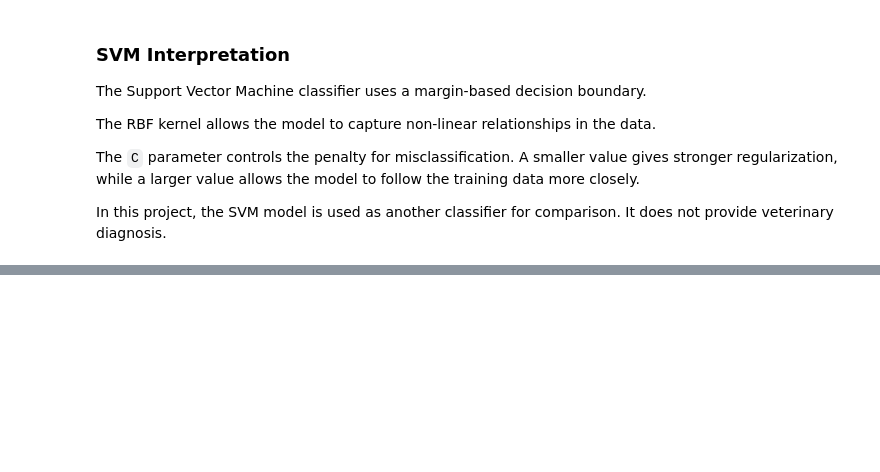
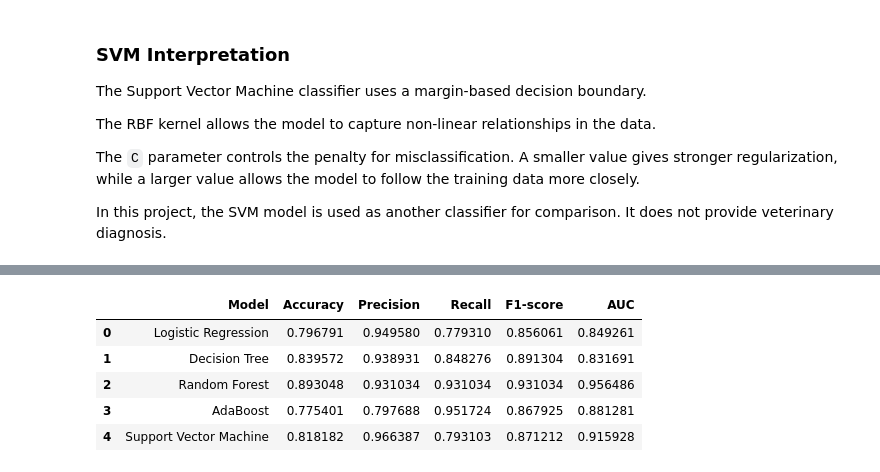
Before and after one commit to SATananov/cane-corso-growth-intelligence, a Jupyter notebook: notebooks/03_classification_growth_status.ipynb, the cells around one changed output, grey strips where cells are left out. Cells and saved outputs as stored; diff of their text form; code cells hidden in the pictures; blank space fills up the shorter version.

```diff
--- a/notebooks/03_classification_growth_status.ipynb
+++ b/notebooks/03_classification_growth_status.ipynb
@@ -785,0 +800,54 @@ In this project, the SVM model is used as another classifier for comparison. It
+# %%
+classification_model_comparison = pd.DataFrame({
+    "Model": [
+        "Logistic Regression",
+        "Decision Tree",
+        "Random Forest",
+        "AdaBoost",
+        "Support Vector Machine"
+    ],
+    "Accuracy": [
+        logistic_accuracy,
+        tree_accuracy,
+        forest_accuracy,
+        adaboost_accuracy,
+        svm_accuracy
+    ],
+    "Precision": [
+        logistic_precision,
+        tree_precision,
+        forest_precision,
+        adaboost_precision,
+        svm_precision
+    ],
+    "Recall": [
+        logistic_recall,
+        tree_recall,
+        forest_recall,
+        adaboost_recall,
+        svm_recall
+    ],
+    "F1-score": [
+        logistic_f1,
+        tree_f1,
+        forest_f1,
+        adaboost_f1,
+        svm_f1
+    ],
+    "AUC": [
+        logistic_auc,
+        tree_auc,
+        forest_auc,
+        adaboost_auc,
+        svm_auc
+    ]
+})
+
+classification_model_comparison
+# %% [output]
+|  | Model | Accuracy | Precision | Recall | F1-score | AUC |
+| 0 | Logistic Regression | 0.796791 | 0.949580 | 0.779310 | 0.856061 | 0.849261 |
+| 1 | Decision Tree | 0.839572 | 0.938931 | 0.848276 | 0.891304 | 0.831691 |
+| 2 | Random Forest | 0.893048 | 0.931034 | 0.931034 | 0.931034 | 0.956486 |
+| 3 | AdaBoost | 0.775401 | 0.797688 | 0.951724 | 0.867925 | 0.881281 |
+| 4 | Support Vector Machine | 0.818182 | 0.966387 | 0.793103 | 0.871212 | 0.915928 |
```
Also changed, not shown: parts of 5 cells of this notebook.
